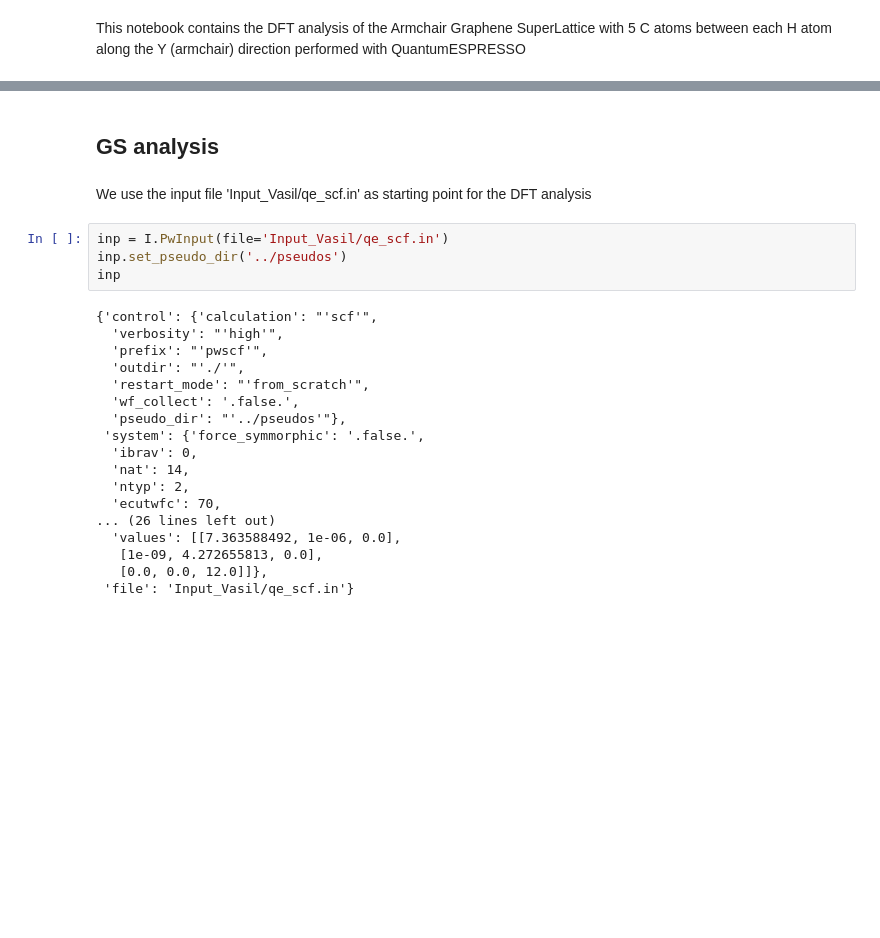
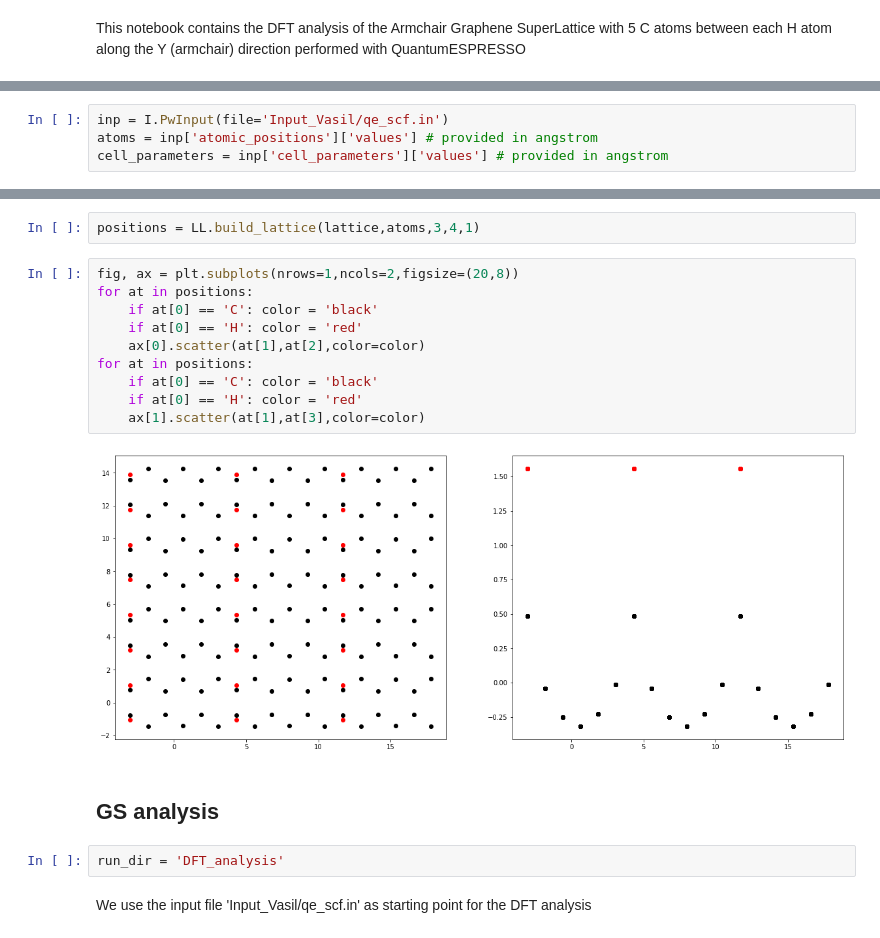
Before and after one commit to marcodalessandro76/AGSL5, a Jupyter notebook: DFT_Analysis.ipynb, the cells around one changed output, grey strips where cells are left out. Saved outputs shown, nothing was run; the diff lists cells and outputs as text; blank space fills up the shorter version.

```diff
--- a/DFT_Analysis.ipynb
+++ b/DFT_Analysis.ipynb
@@ -76,0 +81,4 @@ This notebook contains the DFT analysis of the Armchair Graphene SuperLattice wi
+# %%
+inp = I.PwInput(file='Input_Vasil/qe_scf.in')
+atoms = inp['atomic_positions']['values'] # provided in angstrom
+cell_parameters = inp['cell_parameters']['values'] # provided in angstrom
@@ -77,26 +103,20 @@ This notebook contains the DFT analysis of the Armchair Graphene SuperLattice wi
+# %%
+positions = LL.build_lattice(lattice,atoms,3,4,1)
+# %%
+fig, ax = plt.subplots(nrows=1,ncols=2,figsize=(20,8))
+for at in positions:
+    if at[0] == 'C': color = 'black'
+    if at[0] == 'H': color = 'red'
+    ax[0].scatter(at[1],at[2],color=color)
+for at in positions:
+    if at[0] == 'C': color = 'black'
+    if at[0] == 'H': color = 'red'
+    ax[1].scatter(at[1],at[3],color=color)
+# %% [output]
+[figure, added]
 # %% [markdown]
 ## GS analysis
+# %%
+run_dir = 'DFT_analysis'
 # %% [markdown]
 We use the input file 'Input_Vasil/qe_scf.in' as starting point for the DFT analysis
-# %%
-inp = I.PwInput(file='Input_Vasil/qe_scf.in')
-inp.set_pseudo_dir('../pseudos')
-inp
-# %% [output]
-{'control': {'calculation': "'scf'",
-  'verbosity': "'high'",
-  'prefix': "'pwscf'",
-  'outdir': "'./'",
-  'restart_mode': "'from_scratch'",
-  'wf_collect': '.false.',
-  'pseudo_dir': "'../pseudos'"},
- 'system': {'force_symmorphic': '.false.',
-  'ibrav': 0,
-  'nat': 14,
-  'ntyp': 2,
-  'ecutwfc': 70,
-... (26 lines left out)
-  'values': [[7.363588492, 1e-06, 0.0],
-   [1e-09, 4.272655813, 0.0],
-   [0.0, 0.0, 12.0]]},
- 'file': 'Input_Vasil/qe_scf.in'}
```
Also changed, not shown: parts of 28 cells of this notebook, 1 other file.
